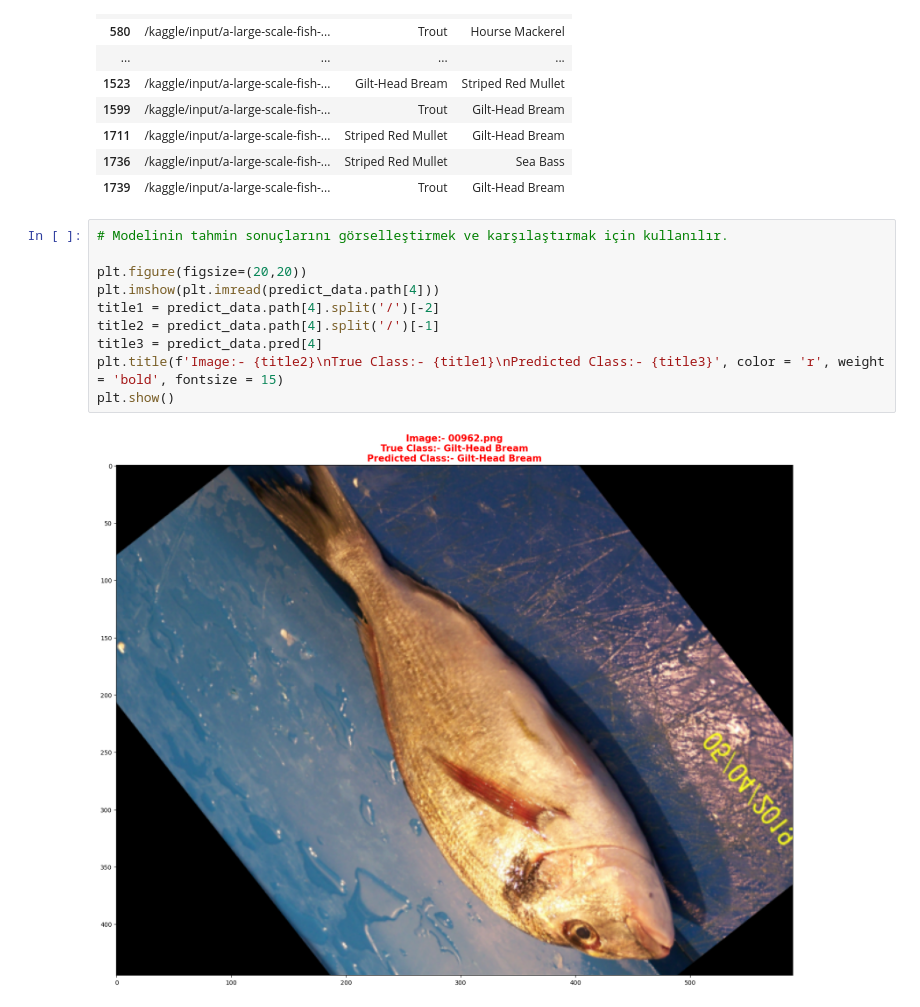
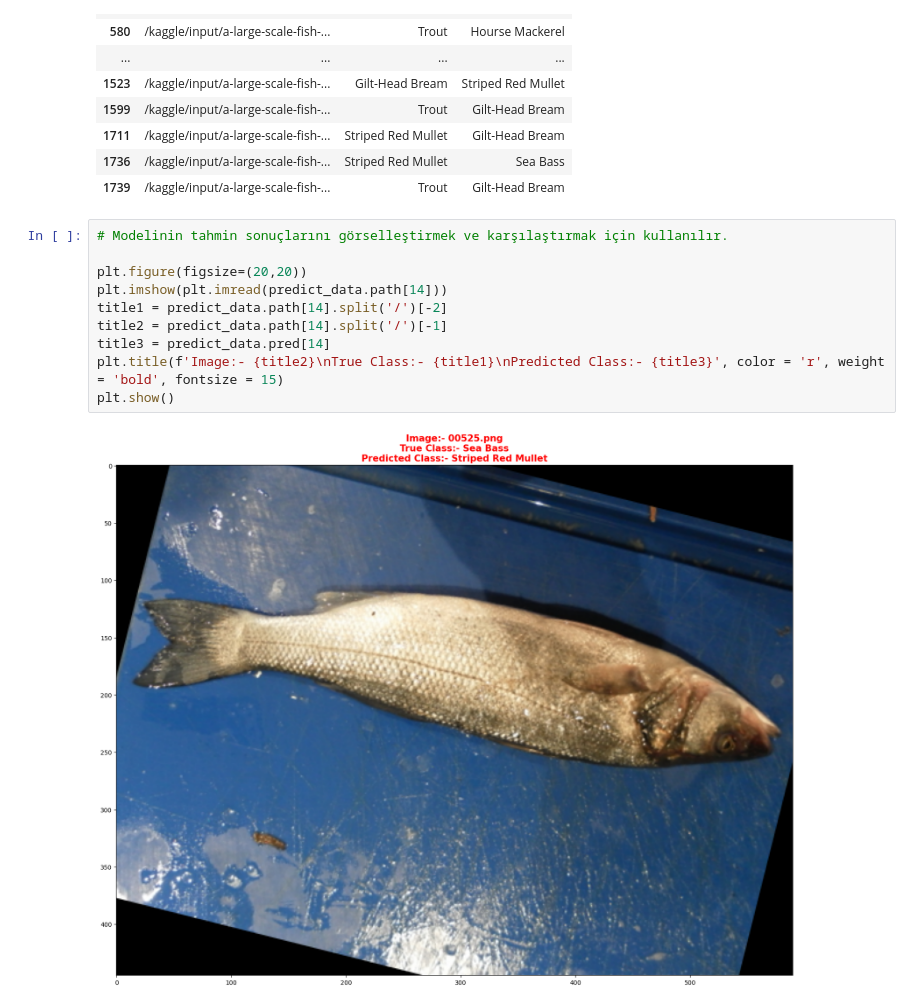
Before and after one commit to duygukiranoglu/Fish_Classification_ANN, a Jupyter notebook: fish-classification-ann.ipynb, the cells around one changed output. Drawn from its saved outputs; the diff is of its cells as text.

```diff
--- a/fish-classification-ann.ipynb
+++ b/fish-classification-ann.ipynb
@@ -949,12 +949,12 @@ predict_data[predict_data['label']!=predict_data['pred']]
 # %%
 # Modelinin tahmin sonuçlarını görselleştirmek ve karşılaştırmak için kullanılır.
 
 plt.figure(figsize=(20,20))
-plt.imshow(plt.imread(predict_data.path[4]))
-title1 = predict_data.path[4].split('/')[-2]
-title2 = predict_data.path[4].split('/')[-1]
-title3 = predict_data.pred[4]
+plt.imshow(plt.imread(predict_data.path[14]))
+title1 = predict_data.path[14].split('/')[-2]
+title2 = predict_data.path[14].split('/')[-1]
+title3 = predict_data.pred[14]
 plt.title(f'Image:- {title2}\nTrue Class:- {title1}\nPredicted Class:- {title3}', color = 'r', weight = 'bold', fontsize = 15)
 plt.show()
 # %% [output]
-[figure, old version]
+[figure, new version]
```
Also changed, not shown: parts of 1 cell of this notebook.
